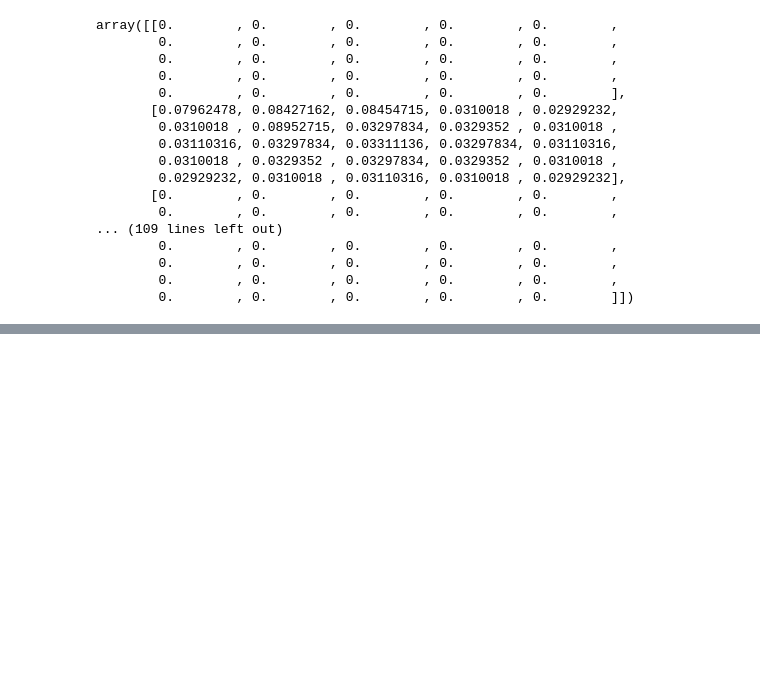
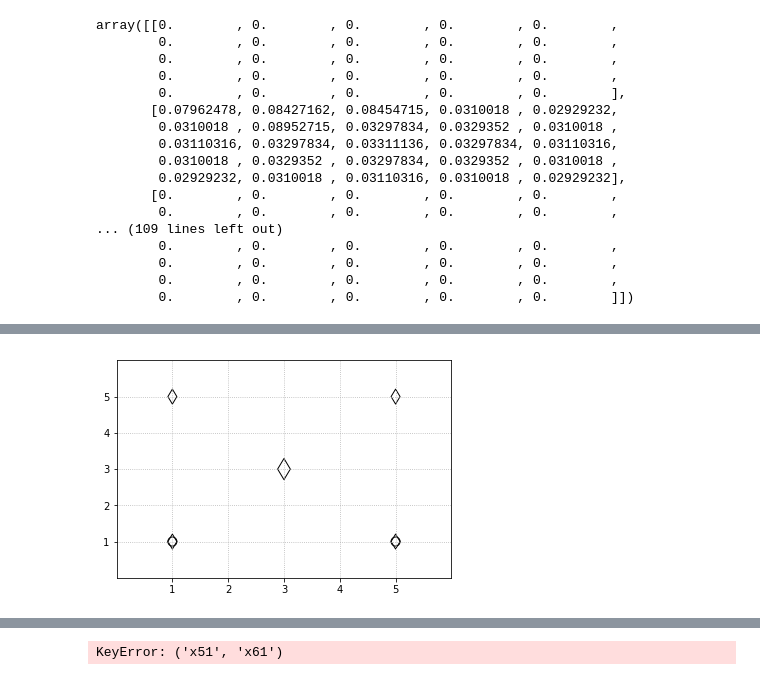
Before and after one commit to asfandyar1/staghunt, a Jupyter notebook: ground_truth.ipynb, the cells around one changed output, grey strips where cells are left out. Saved outputs shown, nothing was run; the diff lists cells and outputs as text; code cells hidden in the pictures; blank space fills up the shorter version.

```diff
--- a/ground_truth.ipynb
+++ b/ground_truth.ipynb
@@ -183,6 +166,18 @@ array([[       nan,        nan,        nan,        nan,        nan,
+# %%
+test = StagHuntMRF()
+#test.new_game_sample(size=(5,5), num_agents=4)
+test.lmb = 10
+test.r_h = -3
+test.r_s = -10
+test.horizon = 5
 # %%
-from staghunt import StagHuntMRF
-test = StagHuntMRF()
-test.build_model()
-test.infer(inference_type='matrix')
-test.compute_probabilities()
+test.display()
+print(test.horizon)
+
+if test.horizon > 1:
+    test.build_model()
+    test.infer(inference_type='slow',max_iter=3000)
+    test.compute_probabilities()
+    test.move_next()
+# %% [output]
+[figure, added]
@@ -188,0 +186 @@ test.compute_probabilities()
+KeyError: ('x51', 'x61')
```
Also changed, not shown: parts of 64 cells of this notebook, 4 other files.
